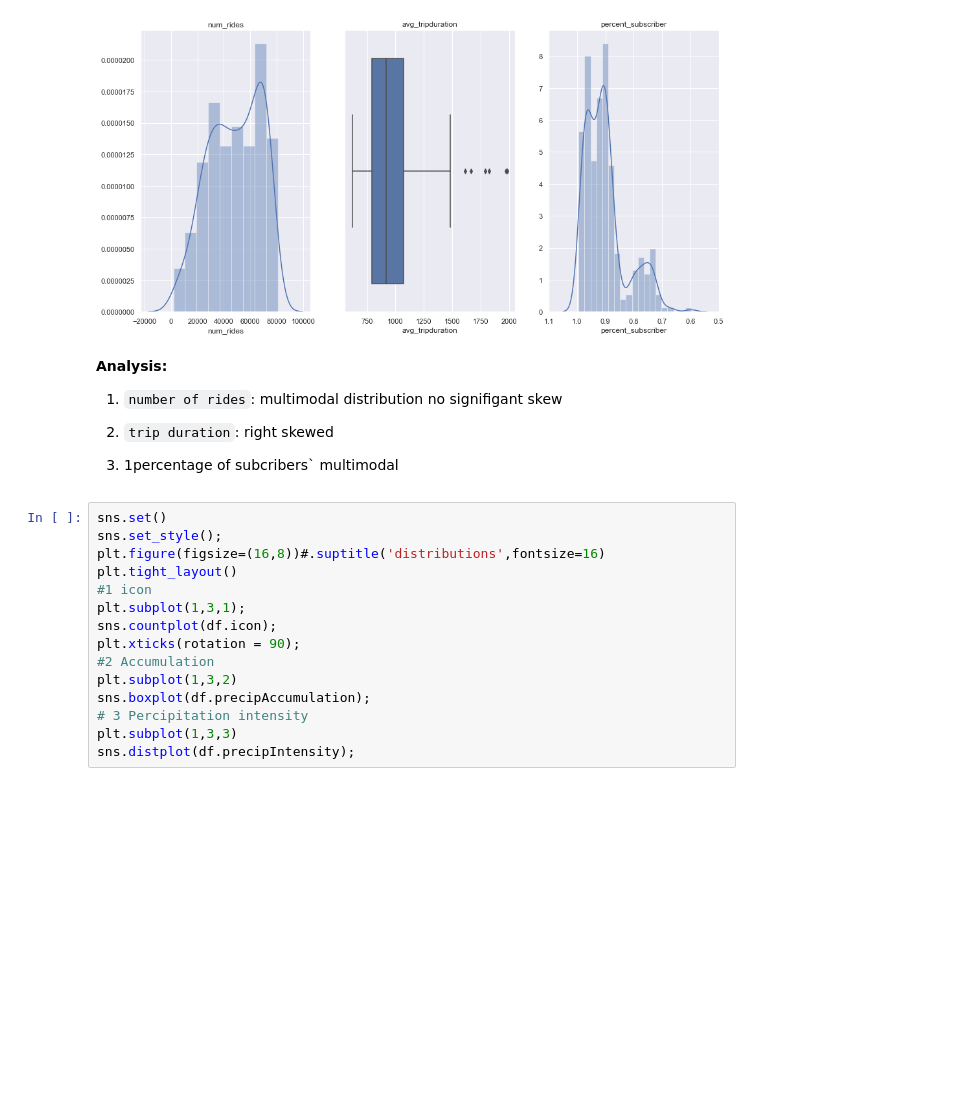
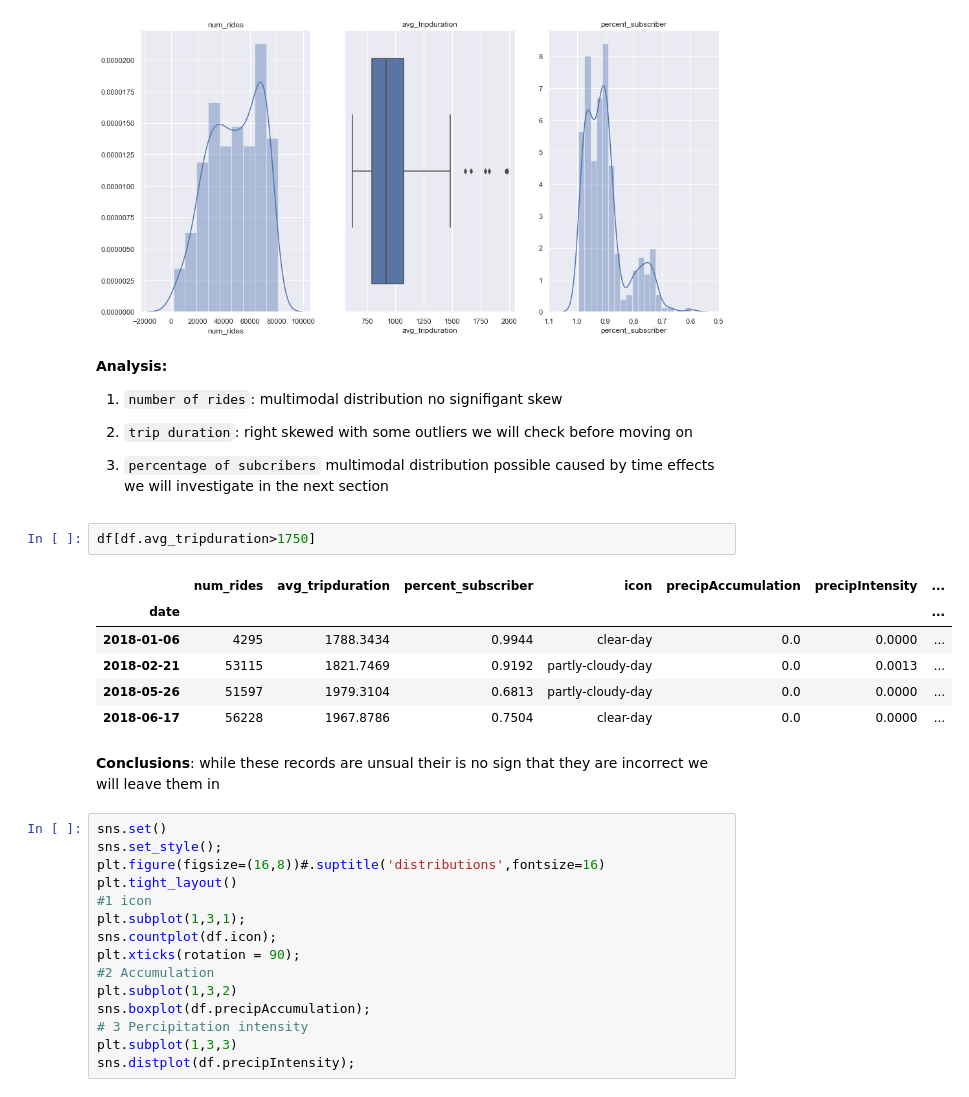
Before and after one commit to jacoblgoodman/DAV-5400, a Jupyter notebook: final/j_goodman_finalproject.ipynb, the cells around one changed output. Saved outputs shown, nothing was run; the diff lists cells and outputs as text; blank space fills up the shorter version.

```diff
--- a/final/j_goodman_finalproject.ipynb
+++ b/final/j_goodman_finalproject.ipynb
@@ -286,9 +286,20 @@ plt.title('percent_subscriber');
 **Analysis:**
 1. `number of rides`: multimodal distribution no signifigant skew
 
-2. `trip duration`: right skewed
+2. `trip duration`: right skewed with some outliers we will check before moving on
 
-3. 1percentage of subcribers` multimodal
+3. `percentage of subcribers` multimodal distribution possible caused by time effects we will investigate in the next section
+# %%
+df[df.avg_tripduration>1750]
+# %% [output]
+|  | num_rides | avg_tripduration | percent_subscriber | icon | precipAccumulation | precipIntensity | ... |
+| date |  |  |  |  |  |  | ... |
+| 2018-01-06 | 4295 | 1788.3434 | 0.9944 | clear-day | 0.0 | 0.0000 | ... |
+| 2018-02-21 | 53115 | 1821.7469 | 0.9192 | partly-cloudy-day | 0.0 | 0.0013 | ... |
+| 2018-05-26 | 51597 | 1979.3104 | 0.6813 | partly-cloudy-day | 0.0 | 0.0000 | ... |
+| 2018-06-17 | 56228 | 1967.8786 | 0.7504 | clear-day | 0.0 | 0.0000 | ... |
+# %% [markdown]
+**Conclusions**: while these records are unsual their is no sign that they are incorrect we will leave them in
 # %%
 sns.set()
 sns.set_style();
```
Also changed, not shown: parts of 18 cells of this notebook.
